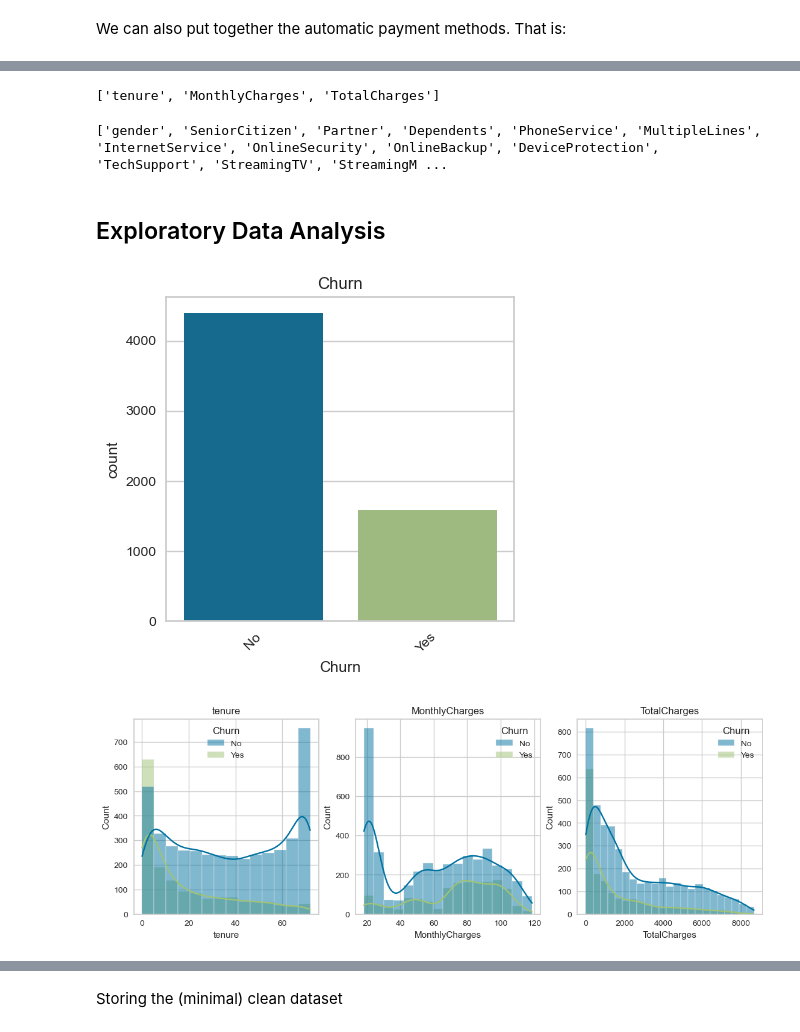
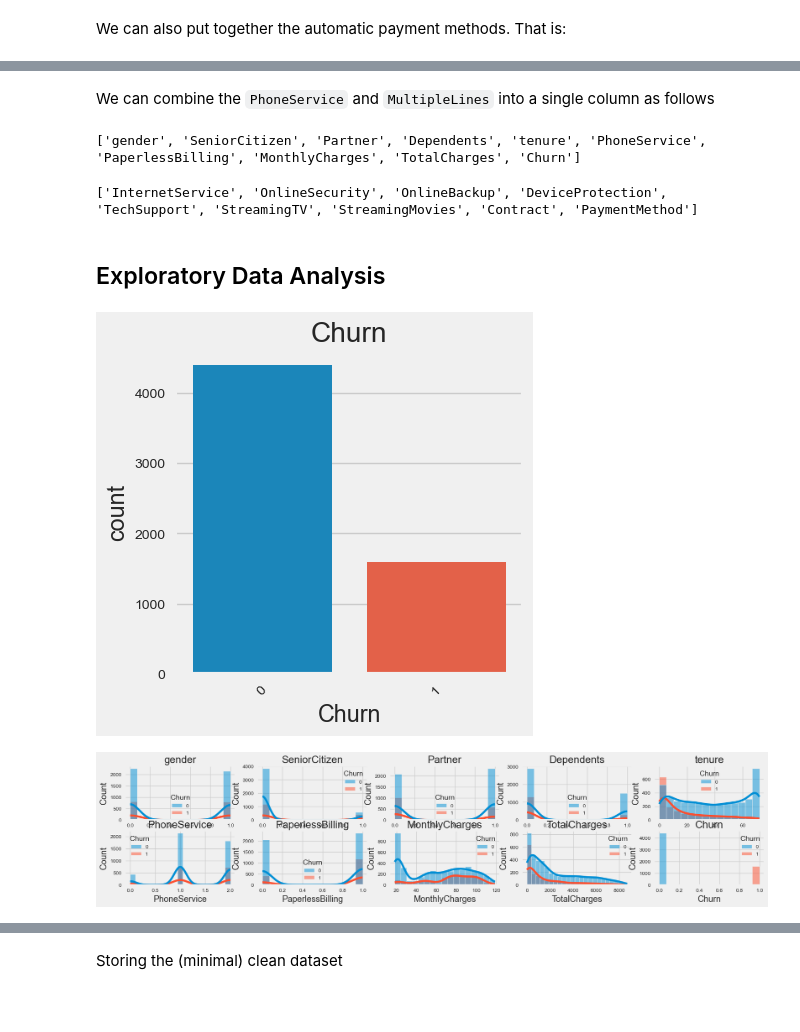
Before and after one commit to gordoaraujo/cl_churn_prediction, a Jupyter notebook: notebooks/Jose_Data_Cleaning_and_Analysis.ipynb, the cells around one changed output, grey strips where cells are left out. Drawn from its saved outputs; the diff is of its cells as text; code cells hidden in the pictures; blank space fills up the shorter version.

```diff
--- a/notebooks/Jose_Data_Cleaning_and_Analysis.ipynb
+++ b/notebooks/Jose_Data_Cleaning_and_Analysis.ipynb
@@ -110,5 +110,10 @@ We should also change the `SeniorCitizen` column to a `category`.
-# %%
-df_churn["SeniorCitizen"] = df_churn["SeniorCitizen"].map({0 : "No", 1 : "Yes"})
+# %%
+# df_churn["SeniorCitizen"] = df_churn["SeniorCitizen"].map({0 : "No", 1 : "Yes"})
+df_churn["PaperlessBilling"] = df_churn["PaperlessBilling"].map({"Yes" : 1, "No" : 0})
+df_churn["Partner"] = df_churn["Partner"].map({"Yes" : 1, "No" : 0})
+df_churn["Dependents"] = df_churn["Dependents"].map({"Yes" : 1, "No" : 0})
+df_churn["gender"] = df_churn["gender"].map({"Female" : 1, "Male" : 0})
+df_churn["Churn"] = df_churn["Churn"].map({"Yes" : 1, "No" : 0})
 # %% [markdown]
 We can also put together the automatic payment methods. That is:
 # %%
@@ -125,14 +130,19 @@ df_churn.head()
+# %% [markdown]
+We can combine the `PhoneService` and `MultipleLines` into a single column as follows
+# %%
+df_churn["PhoneService"] = df_churn["MultipleLines"].map({"Yes" : 2, "No" : 1, "No phone service" : 0})
+df_churn.drop(columns="MultipleLines", inplace=True)
 # %%
 numerical_variables = df_churn.select_dtypes(exclude = ["object"]).columns.to_list()
 categorical_variables = df_churn.select_dtypes(include = ["object"]).columns.to_list()
 # %%
 print(numerical_variables)
 # %% [output]
-['tenure', 'MonthlyCharges', 'TotalCharges']
+['gender', 'SeniorCitizen', 'Partner', 'Dependents', 'tenure', 'PhoneService', 'PaperlessBilling', 'MonthlyCharges', 'TotalCharges', 'Churn']
 # %%
 print(categorical_variables)
 # %% [output]
-['gender', 'SeniorCitizen', 'Partner', 'Dependents', 'PhoneService', 'MultipleLines', 'InternetService', 'OnlineSecurity', 'OnlineBackup', 'DeviceProtection', 'TechSupport', 'StreamingTV', 'StreamingM ...
+['InternetService', 'OnlineSecurity', 'OnlineBackup', 'DeviceProtection', 'TechSupport', 'StreamingTV', 'StreamingMovies', 'Contract', 'PaymentMethod']
 # %% [markdown]
 ## Exploratory Data Analysis
 # %%
@@ -141,13 +151,13 @@ sns.countplot(data = df_churn, x = "Churn", ax = ax)
 ax.tick_params(axis='x', rotation=45)
 ax.set_title("Churn");
 # %% [output]
-[figure, old version]
+[figure, new version]
 # %%
-fig, ax = plt.subplots(nrows=1, ncols=3, sharex=False, sharey=False, figsize = (12, 4))
+fig, ax = plt.subplots(nrows=2, ncols=5, sharex=False, sharey=False, figsize = (20, 4))
 ax = ax.flatten()
 for i, nc in enumerate(numerical_variables):
     sns.histplot(data = df_churn, x = nc, hue='Churn', kde = True, fill = True, ax = ax[i])
     ax[i].set_title(nc)
 # %% [output]
-[figure, old version]
+[figure, new version]
 # %%
```
Also changed, not shown: parts of 9 cells of this notebook, 2 other files.
